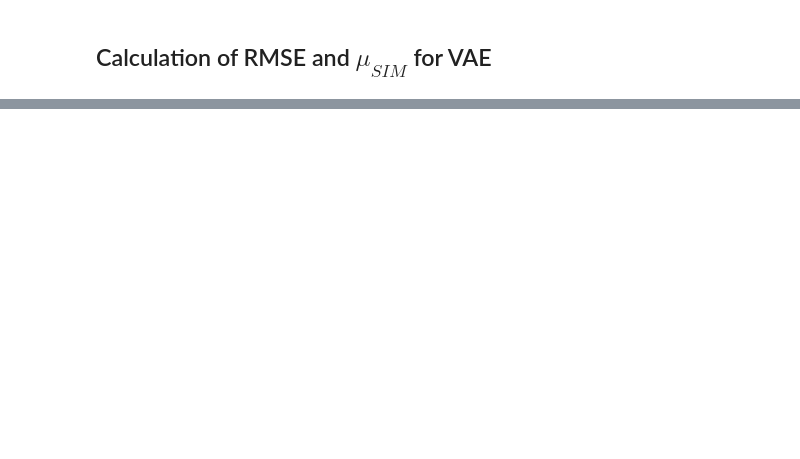
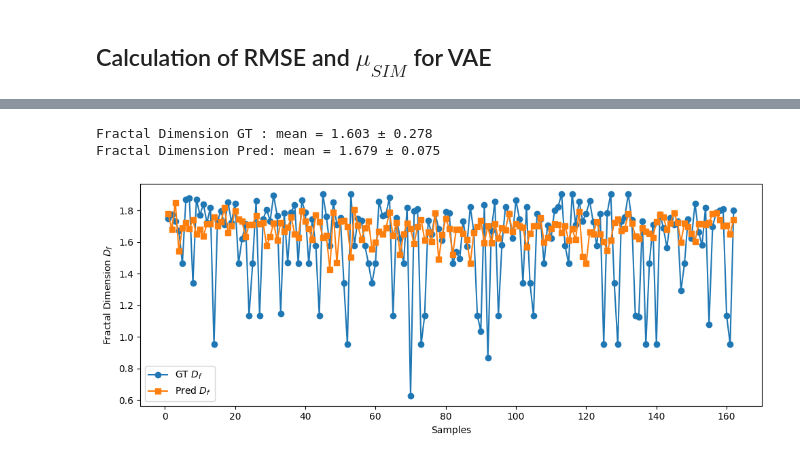
Before and after one commit to anilkunwar/dendrites_pfm_vae, a Jupyter notebook: generative_ai/step4_quantification.ipynb, the cells around one changed output, grey strips where cells are left out. Cells and saved outputs as stored; diff of their text form; code cells hidden in the pictures; blank space fills up the shorter version.

```diff
--- a/generative_ai/step4_quantification.ipynb
+++ b/generative_ai/step4_quantification.ipynb
@@ -293,0 +384,23 @@ plt.show()
+# %%
+# 🆕 分形维数统计
+Df_gt_avg = np.mean(dfs_gt)
+Df_pd_avg = np.mean(dfs_pd)
+Df_gt_std = np.std(dfs_gt)
+Df_pd_std = np.std(dfs_pd)
+
+print(f"Fractal Dimension GT : mean = {Df_gt_avg:.3f} ± {Df_gt_std:.3f}")
+print(f"Fractal Dimension Pred: mean = {Df_pd_avg:.3f} ± {Df_pd_std:.3f}")
+
+plt.figure(figsize=(10, 4))
+x_idx = np.arange(1, len(dfs_gt) + 1)
+plt.plot(x_idx, dfs_gt, 'o-', label='GT $D_f$')
+plt.plot(x_idx, dfs_pd, 's-', label='Pred $D_f$')
+plt.xlabel("Samples")
+plt.ylabel(r"Fractal Dimension $D_f$")
+plt.legend()
+plt.tight_layout()
+plt.show()
+# %% [output]
+Fractal Dimension GT : mean = 1.603 ± 0.278
+Fractal Dimension Pred: mean = 1.679 ± 0.075
+[figure, added]
```
Also changed, not shown: parts of 5 cells of this notebook, 8 other files.
